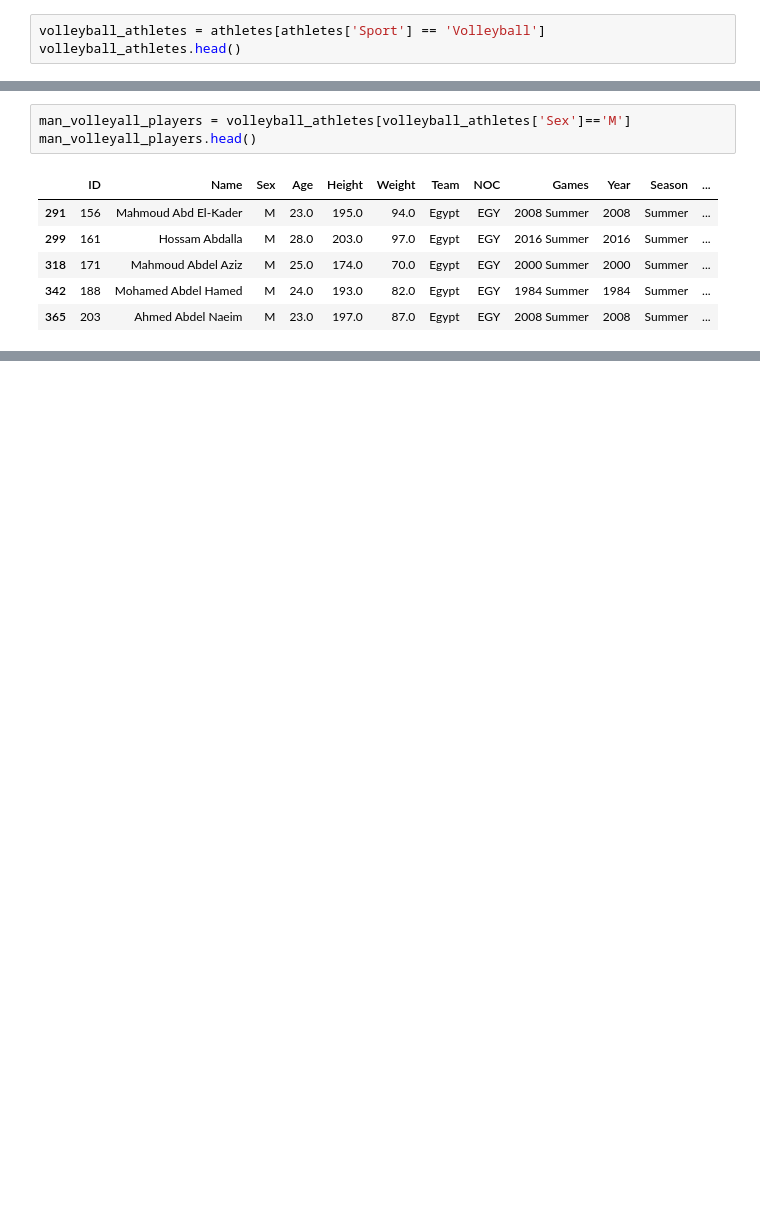
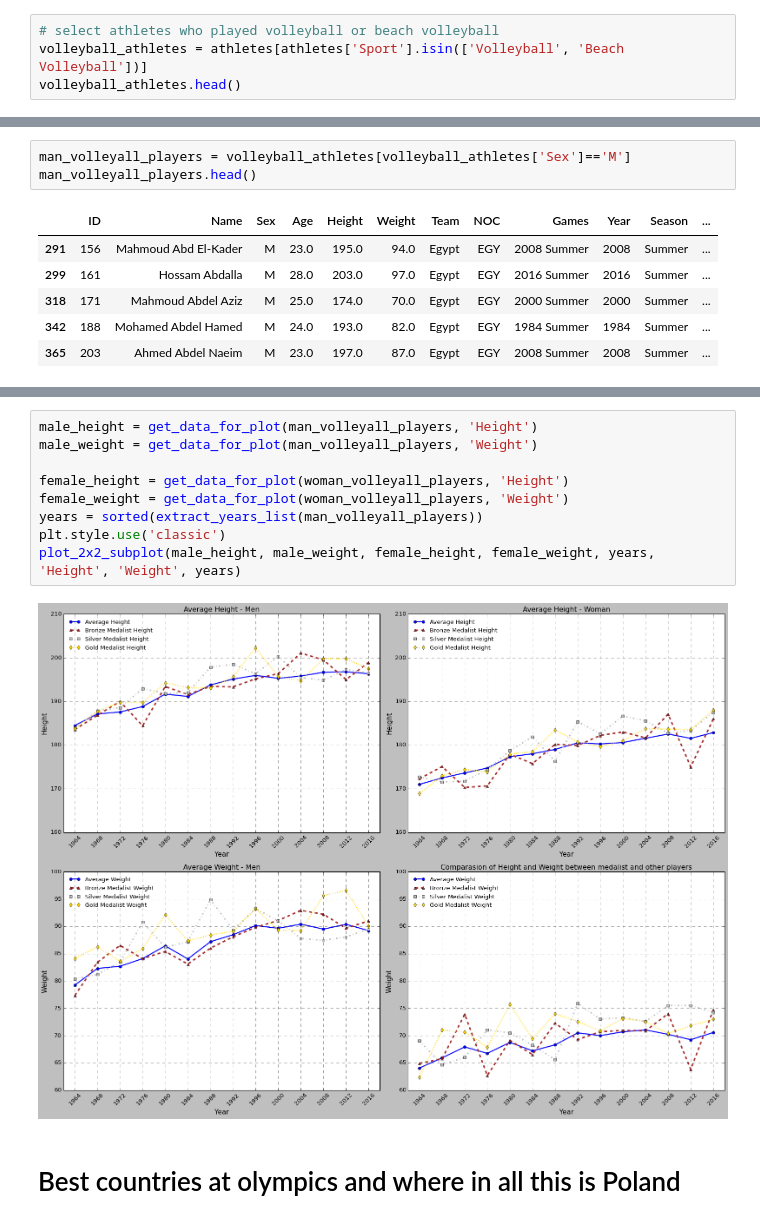
Before and after one commit to psiku/FHSalzburg-DataAnalysisWithPython, a Jupyter notebook: PROJECT/FinalProject_EDA.ipynb, the cells around one changed output, grey strips where cells are left out. Saved outputs shown, nothing was run; the diff lists cells and outputs as text; blank space fills up the shorter version.

```diff
--- a/PROJECT/FinalProject_EDA.ipynb
+++ b/PROJECT/FinalProject_EDA.ipynb
@@ -468,7 +680,8 @@ beijing_df['Birthdate'].head(1), rio_df['Birthdate'].head(1), london_df['Birthda
 # %% [markdown]
 ### Getting a subset with only volleyball players
 # %%
-volleyball_athletes = athletes[athletes['Sport'] == 'Volleyball']
+# select athletes who played volleyball or beach volleyball
+volleyball_athletes = athletes[athletes['Sport'].isin(['Volleyball', 'Beach Volleyball'])]
 volleyball_athletes.head()
 # %% [output]
 |  | ID | Name | Sex | Age | Height | Weight | Team | NOC | Games | Year | Season | ... |
@@ -595,0 +895,13 @@ memory usage: 232.6+ KB
+# %%
+male_height = get_data_for_plot(man_volleyall_players, 'Height')
+male_weight = get_data_for_plot(man_volleyall_players, 'Weight')
+
+female_height = get_data_for_plot(woman_volleyall_players, 'Height')
+female_weight = get_data_for_plot(woman_volleyall_players, 'Weight')
+years = sorted(extract_years_list(man_volleyall_players))
+plt.style.use('classic')
+plot_2x2_subplot(male_height, male_weight, female_height, female_weight, years, 'Height', 'Weight', years)
+# %% [output]
+[figure, added]
+# %% [markdown]
+# Best countries at olympics and where in all this is Poland
```
Also changed, not shown: parts of 57 cells of this notebook.
